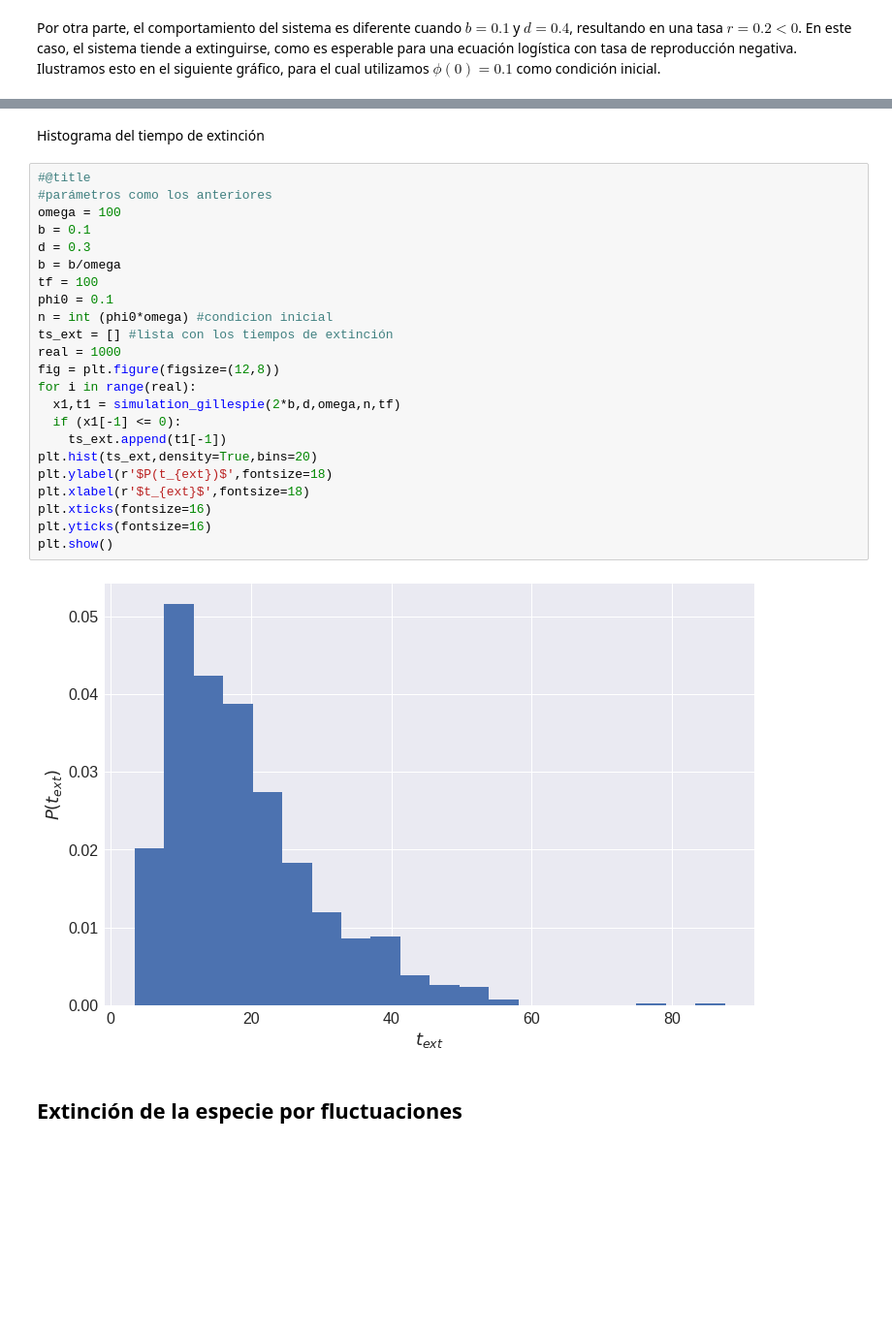
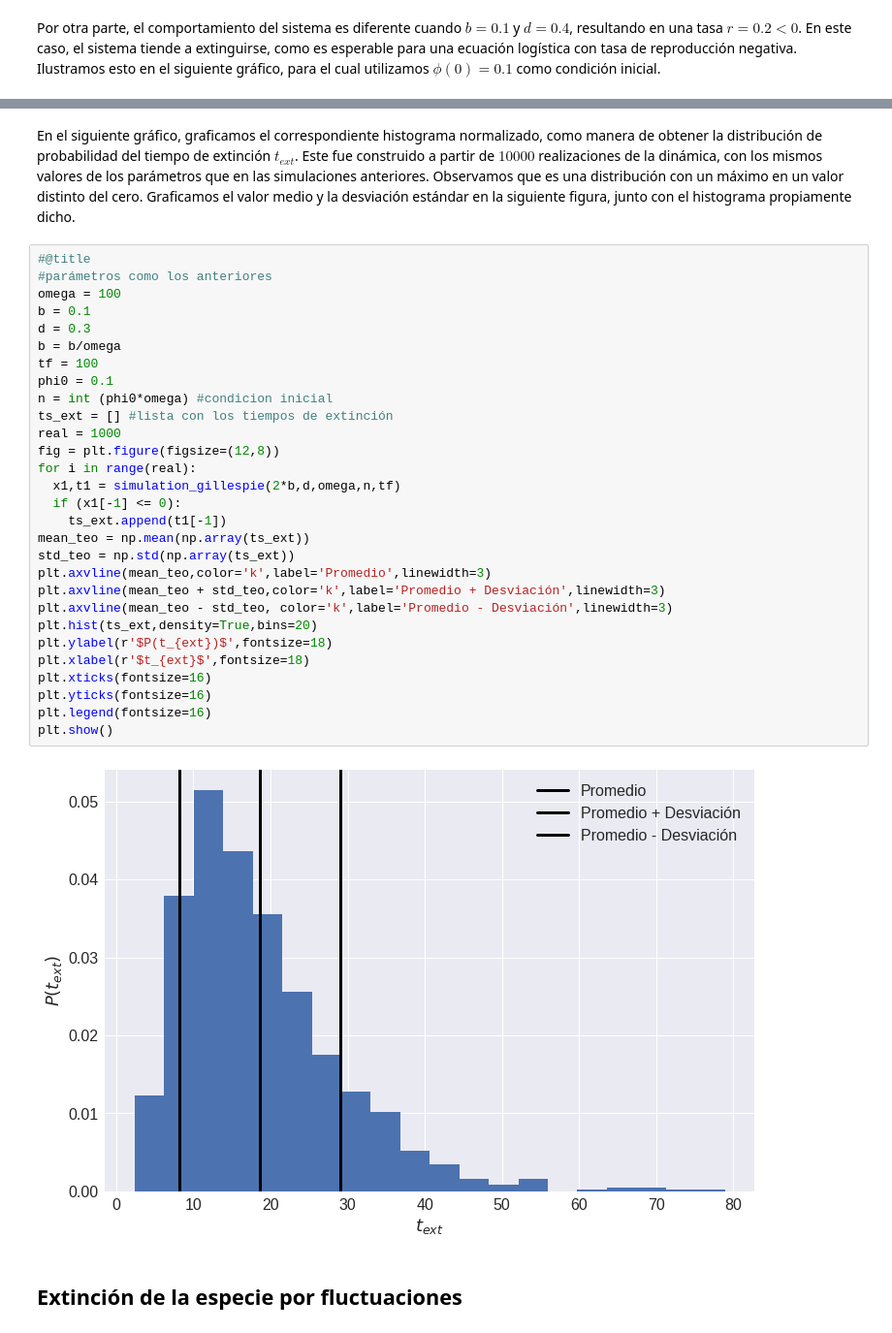
Before and after one commit to denisecammarota/matbio, a Jupyter notebook: tp3/P3_Ej3.ipynb, the cells around one changed output, grey strips where cells are left out. Shown at 97% size. Cells and saved outputs as stored; diff of their text form; blank space fills up the shorter version.

```diff
--- a/tp3/P3_Ej3.ipynb
+++ b/tp3/P3_Ej3.ipynb
@@ -252,30 +252,36 @@ plt.show()
-# %% [markdown]
-Histograma del tiempo de extinción
+# %% [markdown]
+En el siguiente gráfico, graficamos el correspondiente histograma normalizado, como manera de obtener la distribución de probabilidad del tiempo de extinción $t_{ext}$. Este fue construido a partir de $10000$ realizaciones de la dinámica, con los mismos valores de los parámetros que en las simulaciones anteriores. Observamos que es una distribución con un máximo en un valor distinto del cero. Graficamos el valor medio y la desviación estándar en la siguiente figura, junto con el histograma propiamente dicho.
 # %%
 #@title
 #parámetros como los anteriores
 omega = 100
 b = 0.1
 d = 0.3
 b = b/omega
 tf = 100
 phi0 = 0.1
 n = int (phi0*omega) #condicion inicial
 ts_ext = [] #lista con los tiempos de extinción
 real = 1000
 fig = plt.figure(figsize=(12,8))
 for i in range(real):
   x1,t1 = simulation_gillespie(2*b,d,omega,n,tf)
   if (x1[-1] <= 0):
     ts_ext.append(t1[-1])
+mean_teo = np.mean(np.array(ts_ext))
+std_teo = np.std(np.array(ts_ext))
+plt.axvline(mean_teo,color='k',label='Promedio',linewidth=3)
+plt.axvline(mean_teo + std_teo,color='k',label='Promedio + Desviación',linewidth=3)
+plt.axvline(mean_teo - std_teo, color='k',label='Promedio - Desviación',linewidth=3)
 plt.hist(ts_ext,density=True,bins=20)
 plt.ylabel(r'$P(t_{ext})$',fontsize=18)
 plt.xlabel(r'$t_{ext}$',fontsize=18)
 plt.xticks(fontsize=16)
 plt.yticks(fontsize=16)
+plt.legend(fontsize=16)
 plt.show()
 # %% [output]
-[figure, old version]
+[figure, new version]
 # %% [markdown]
 ## **Extinción de la especie por fluctuaciones**
 # %% [markdown]
```
Also changed, not shown: parts of 12 cells of this notebook.
